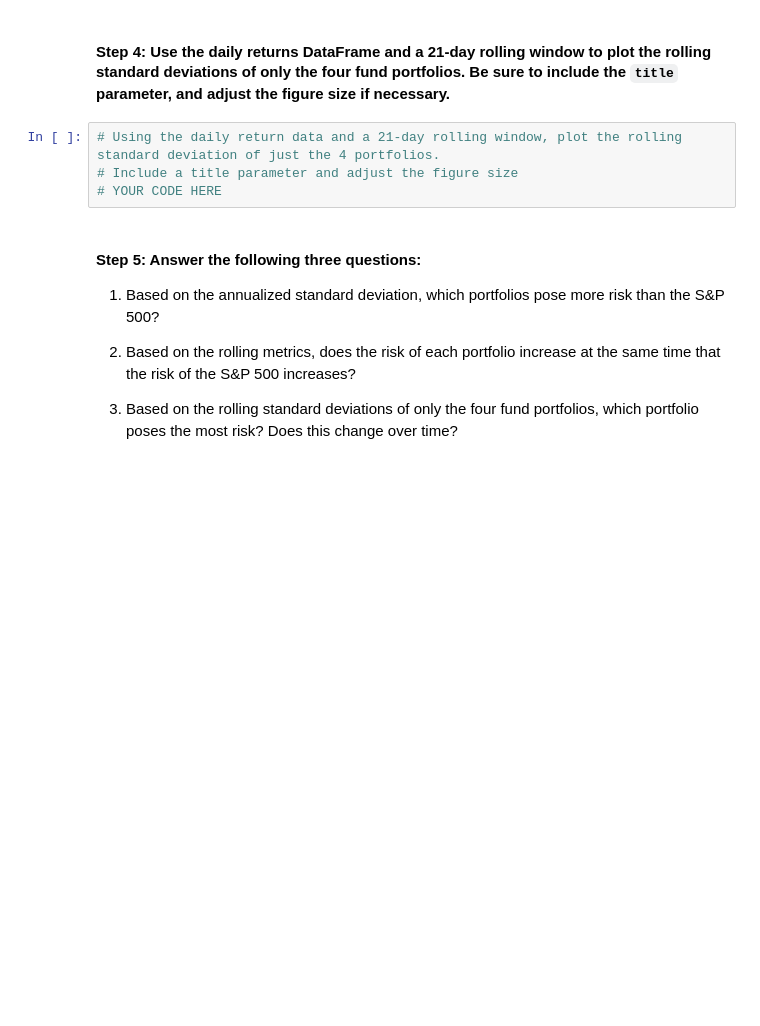
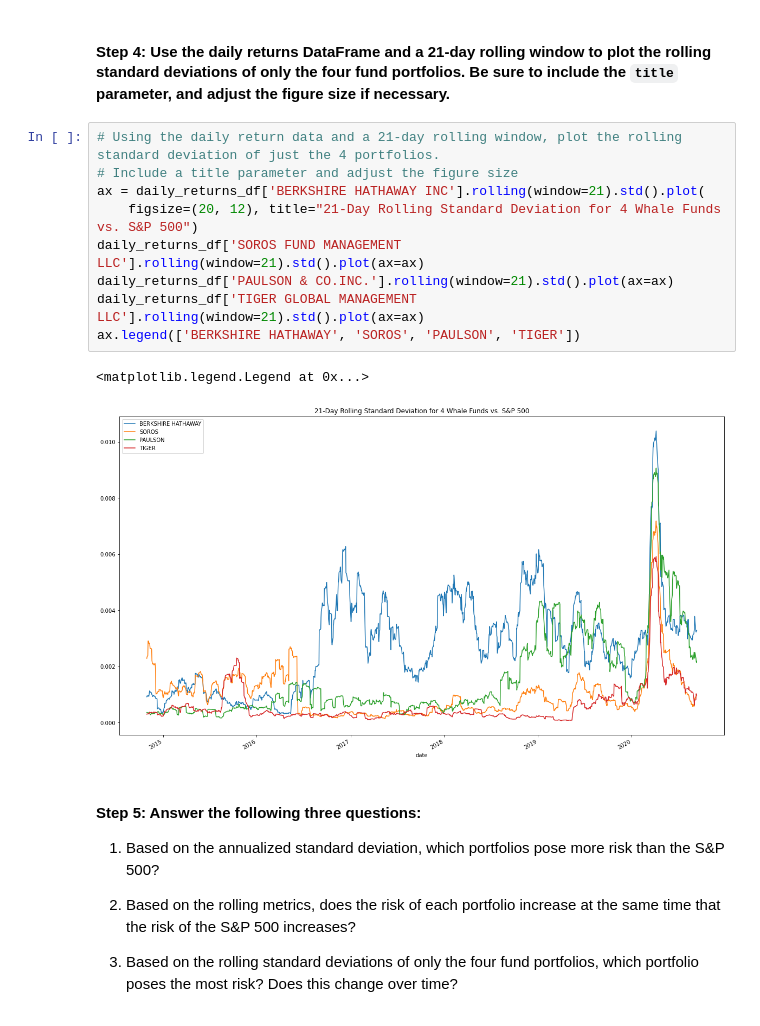
Before and after one commit to jasonbucks/Module_4, a Jupyter notebook: risk_return_analysis.ipynb, the cells around one changed output. Drawn from its saved outputs; the diff is of its cells as text; blank space fills up the shorter version.

```diff
--- a/risk_return_analysis.ipynb
+++ b/risk_return_analysis.ipynb
@@ -266,7 +291,15 @@ Evaluate the risk profile of each portfolio by using the standard deviation and
 # %%
 # Using the daily return data and a 21-day rolling window, plot the rolling standard deviation of just the 4 portfolios.
 # Include a title parameter and adjust the figure size
-# YOUR CODE HERE
+ax = daily_returns_df['BERKSHIRE HATHAWAY INC'].rolling(window=21).std().plot(
+    figsize=(20, 12), title="21-Day Rolling Standard Deviation for 4 Whale Funds vs. S&P 500")
+daily_returns_df['SOROS FUND MANAGEMENT LLC'].rolling(window=21).std().plot(ax=ax)
+daily_returns_df['PAULSON & CO.INC.'].rolling(window=21).std().plot(ax=ax)
+daily_returns_df['TIGER GLOBAL MANAGEMENT LLC'].rolling(window=21).std().plot(ax=ax)
+ax.legend(['BERKSHIRE HATHAWAY', 'SOROS', 'PAULSON', 'TIGER'])
+# %% [output]
+<matplotlib.legend.Legend at 0x...>
+[figure, added]
 # %% [markdown]
 #### Step 5: Answer the following three questions:
 
```
Also changed, not shown: parts of 7 cells of this notebook, 1 other file.
